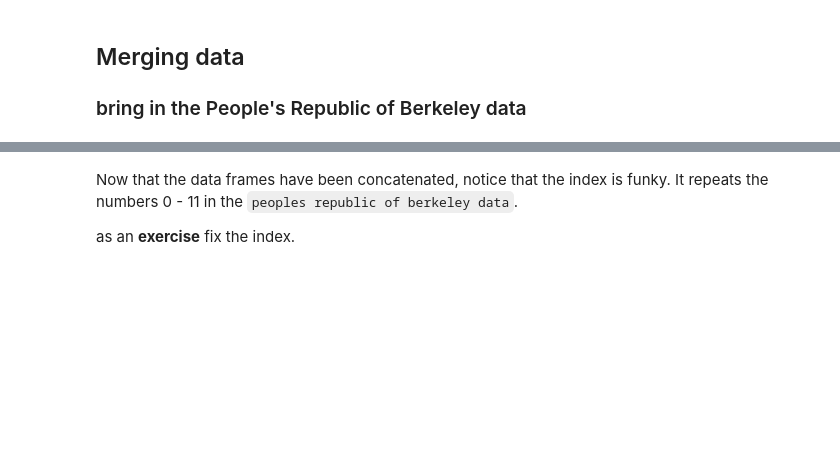
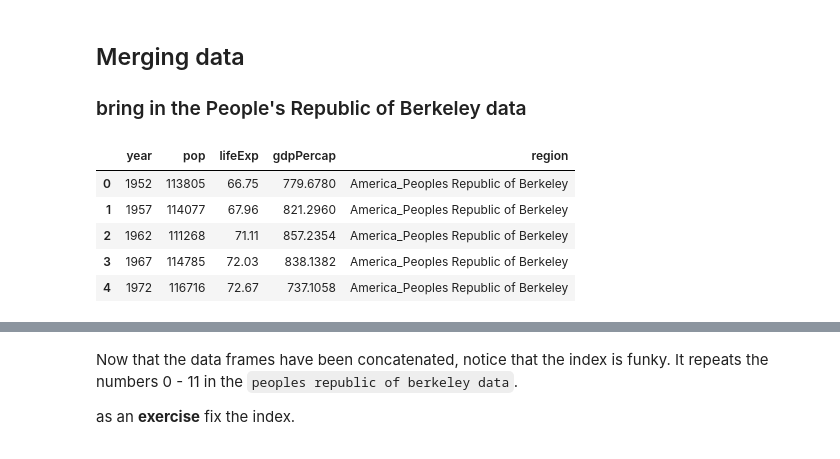
Before and after one commit to Reproducible-Science-Curriculum/data-exploration-RR-Jupyter, a Jupyter notebook: Data exploration.ipynb, the cells around one changed output, grey strips where cells are left out. Drawn from its saved outputs; the diff is of its cells as text; code cells hidden in the pictures; blank space fills up the shorter version.

```diff
--- a/Data exploration.ipynb
+++ b/Data exploration.ipynb
@@ -432,8 +432,15 @@ Ideas: subset by continent
 
 ### bring in the People's Republic of Berkeley data
 # %%
-PRB = pd.read_table('PRB_data.csv', sep = "\t")
+PRB = pd.read_table('PRB_data.txt', sep = "\t")
 PRB.head()
+# %% [output]
+|  | year | pop | lifeExp | gdpPercap | region |
+| 0 | 1952 | 113805 | 66.75 | 779.6780 | America_Peoples Republic of Berkeley |
+| 1 | 1957 | 114077 | 67.96 | 821.2960 | America_Peoples Republic of Berkeley |
+| 2 | 1962 | 111268 | 71.11 | 857.2354 | America_Peoples Republic of Berkeley |
+| 3 | 1967 | 114785 | 72.03 | 838.1382 | America_Peoples Republic of Berkeley |
+| 4 | 1972 | 116716 | 72.67 | 737.1058 | America_Peoples Republic of Berkeley |
 # %%
 ## make this into an exercise
 ## bring in PRB data (no major problems) and make it conform to the gapminder at this point
```
Also changed, not shown: parts of 15 cells of this notebook.
